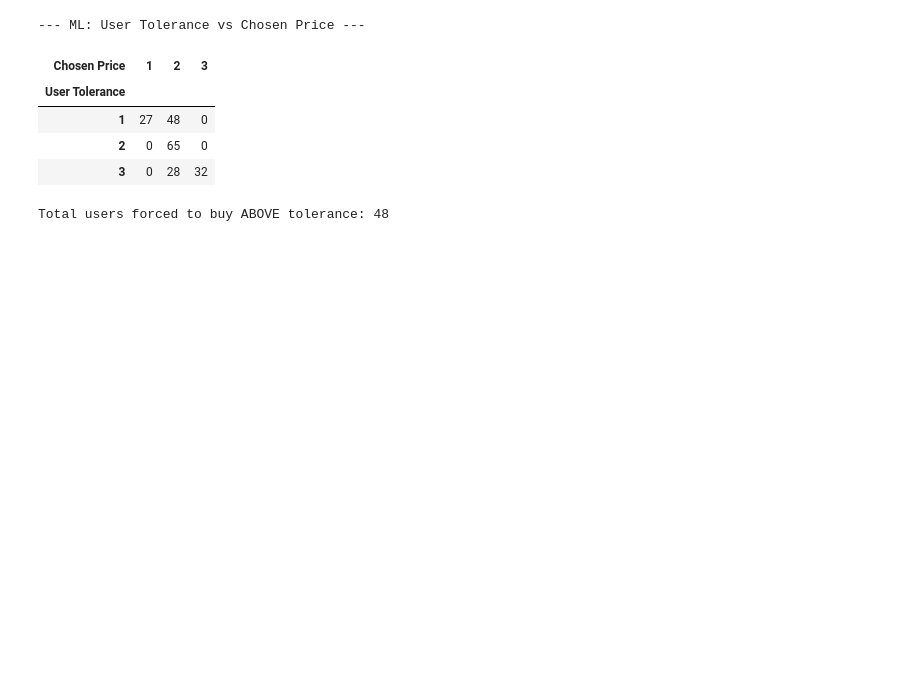
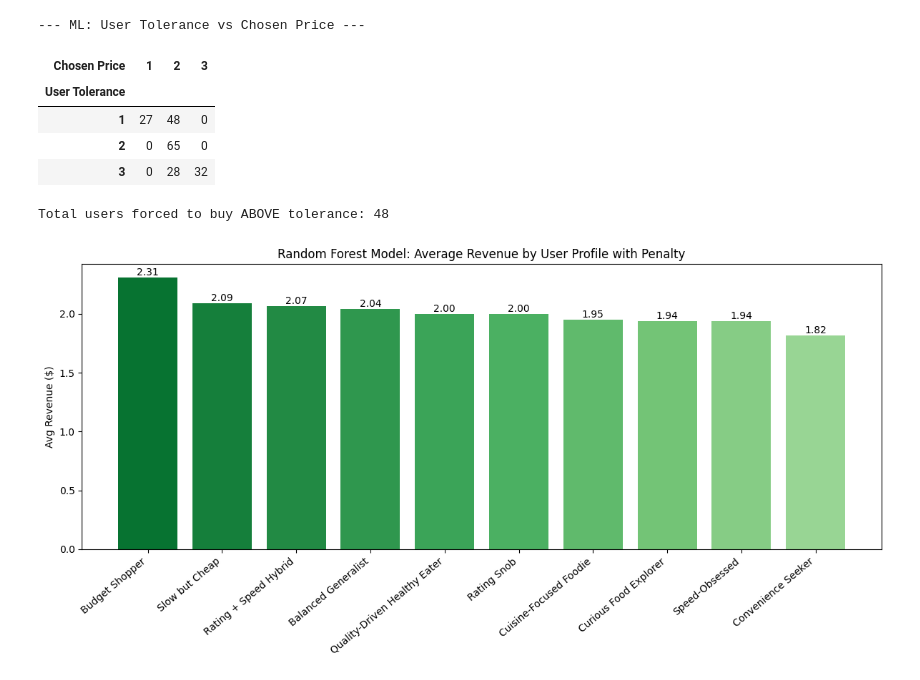
Before and after one commit to kennywong524/ieor145-assortment-optimization, a Jupyter notebook: randomforest.ipynb, the cells around one changed output. Saved outputs shown, nothing was run; the diff lists cells and outputs as text; code cells hidden in the pictures; blank space fills up the shorter version.

Commit message:
Update notebooks: Replace with latest randomforest.ipynb and xgboost.ipynb from Downloads, update README documentation

```diff
--- a/randomforest.ipynb
+++ b/randomforest.ipynb
@@ -132,8 +132,8 @@ def get_ml_optimal_assortment(user, clf_model, restaurants_df, K=5):
 
 print("--- 1. Loading Data ---")
 
-tx_df = pd.read_csv("data/groundtruth_transaction_data.csv")
-restaurants = pd.read_csv("data/berkeley_real_restaurants_100.csv")
+tx_df = pd.read_csv("groundtruth_transaction_data.csv")
+restaurants = pd.read_csv("berkeley_real_restaurants_100.csv")
 
 # Extract Users (including profile_name)
 user_cols = ['user_id', 'x', 'y', 'profile', 'profile_name', 'price_tolerance', 'cuisine_rank']
@@ -536,3 +536,73 @@ print(f"\nTotal users forced to buy ABOVE tolerance: {upsells}")
 | 2 | 0 | 65 | 0 |
 | 3 | 0 | 28 | 32 |
 Total users forced to buy ABOVE tolerance: 48
+# %%
+import matplotlib.pyplot as plt
+import numpy as np
+
+# -----------------------------
+# Updated data (from new table)
+# -----------------------------
+profiles = [
+    "Speed-Obsessed",
+    "Budget Shopper",
+    "Rating Snob",
+    "Balanced Generalist",
+    "Cuisine-Focused Foodie",
+    "Quality-Driven Healthy Eater",
+    "Curious Food Explorer",
+    "Rating + Speed Hybrid",
+    "Slow but Cheap",
+    "Convenience Seeker",
+]
+
+avg_revenue = [
+    1.937500,
+    2.307692,
+    2.000000,
+    2.043478,
+    1.952381,
+    2.000000,
+    1.937500,
+    2.066667,
+    2.090909,
+    1.818182,
+]
+
+# -----------------------------
+# Sort descending by revenue
+# -----------------------------
+sorted_idx = np.argsort(avg_revenue)[::-1]
+profiles_sorted = [profiles[i] for i in sorted_idx]
+avg_sorted = [avg_revenue[i] for i in sorted_idx]
+
+# -----------------------------
+# Dark green (left) → light green (right)
+# -----------------------------
+colors = plt.cm.Greens(np.linspace(0.85, 0.4, len(avg_sorted)))
+
+# -----------------------------
+# Plot
+# -----------------------------
+plt.figure(figsize=(12, 6))
+bars = plt.bar(profiles_sorted, avg_sorted, color=colors)
+
+plt.ylabel("Avg Revenue ($)")
+plt.title("Random Forest Model: Average Revenue by User Profile with Penalty")
+plt.xticks(rotation=40, ha="right")
+
+# Annotate values
+for bar, val in zip(bars, avg_sorted):
+    plt.text(
+        bar.get_x() + bar.get_width() / 2,
+        bar.get_height(),
+        f"{val:.2f}",
+        ha="center",
+        va="bottom",
+        fontsize=10,
+    )
+
+plt.tight_layout()
+plt.show()
+# %% [output]
+[figure, added]
```
Also changed, not shown: 2 other files.
